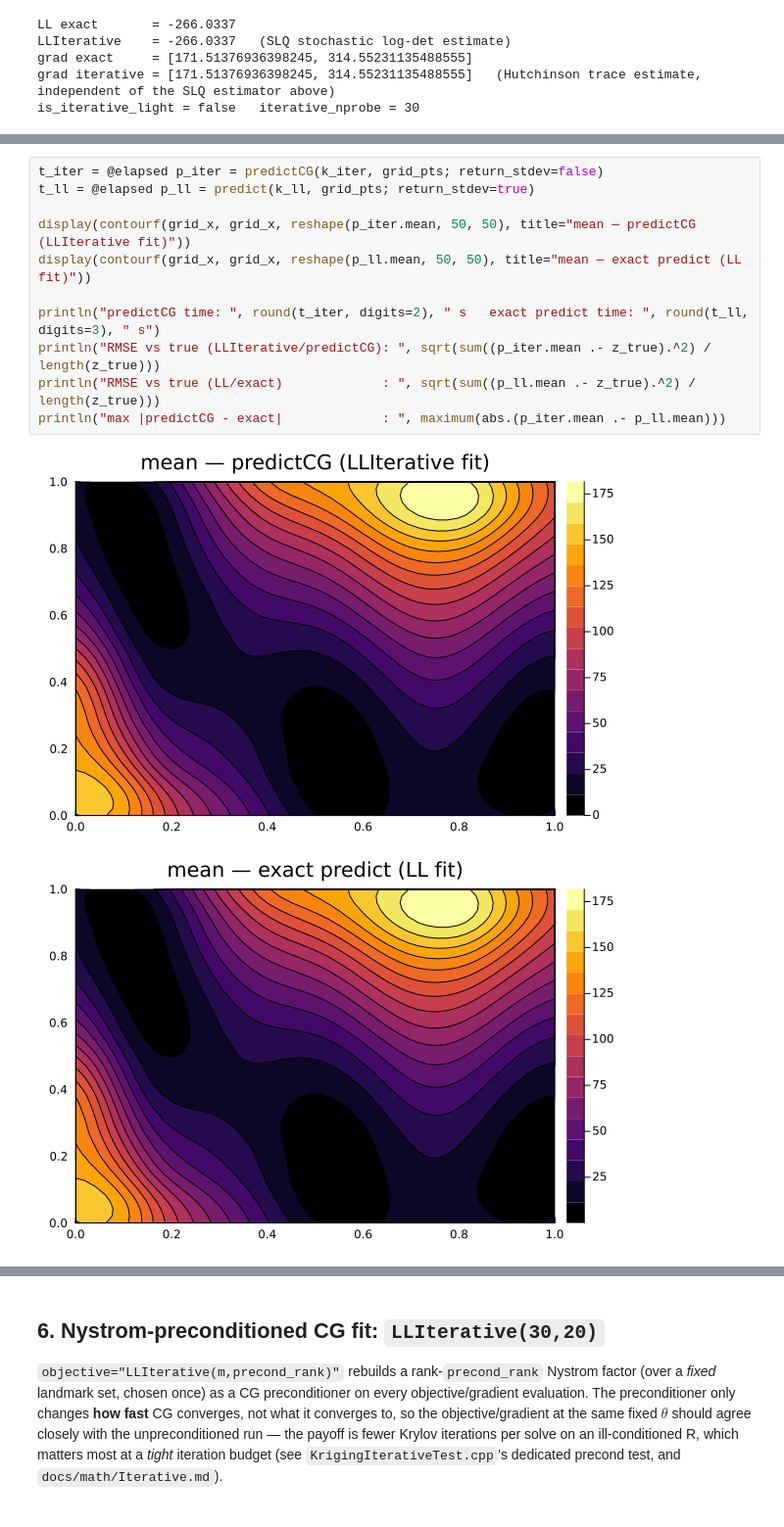
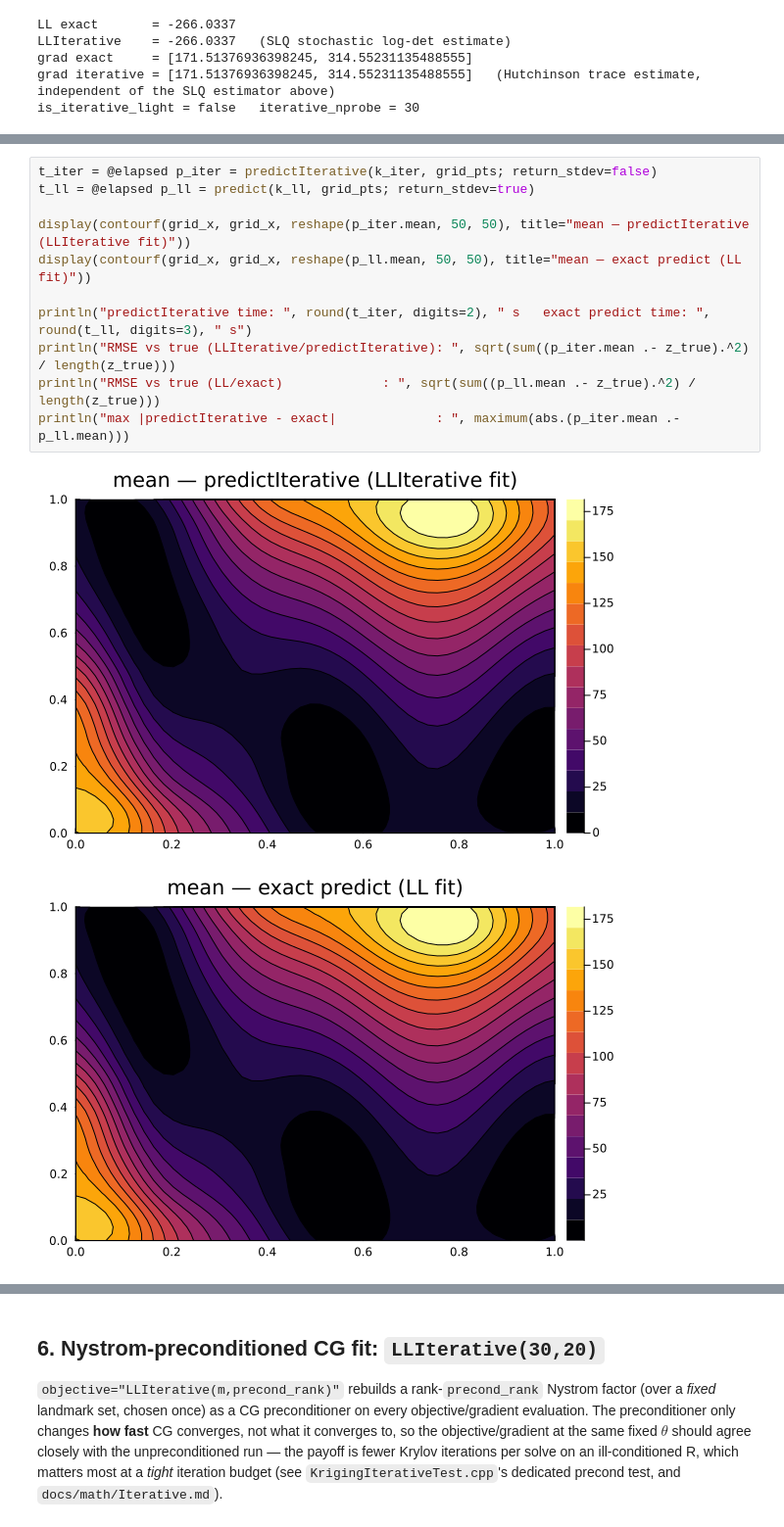
Before and after one commit to libKriging/libKriging, a Jupyter notebook: bindings/Julia/kriging_iterative_branin2d_julia.ipynb, the cells around one changed output, grey strips where cells are left out. Shown at 98% size. Saved outputs shown, nothing was run; the diff lists cells and outputs as text.

```diff
--- a/bindings/Julia/kriging_iterative_branin2d_julia.ipynb
+++ b/bindings/Julia/kriging_iterative_branin2d_julia.ipynb
@@ -125,14 +125,14 @@ is_iterative_light = false   iterative_nprobe = 30
 # %%
-t_iter = @elapsed p_iter = predictCG(k_iter, grid_pts; return_stdev=false)
+t_iter = @elapsed p_iter = predictIterative(k_iter, grid_pts; return_stdev=false)
 t_ll = @elapsed p_ll = predict(k_ll, grid_pts; return_stdev=true)
 
-display(contourf(grid_x, grid_x, reshape(p_iter.mean, 50, 50), title="mean — predictCG (LLIterative fit)"))
+display(contourf(grid_x, grid_x, reshape(p_iter.mean, 50, 50), title="mean — predictIterative (LLIterative fit)"))
 display(contourf(grid_x, grid_x, reshape(p_ll.mean, 50, 50), title="mean — exact predict (LL fit)"))
 
-println("predictCG time: ", round(t_iter, digits=2), " s   exact predict time: ", round(t_ll, digits=3), " s")
-println("RMSE vs true (LLIterative/predictCG): ", sqrt(sum((p_iter.mean .- z_true).^2) / length(z_true)))
+println("predictIterative time: ", round(t_iter, digits=2), " s   exact predict time: ", round(t_ll, digits=3), " s")
+println("RMSE vs true (LLIterative/predictIterative): ", sqrt(sum((p_iter.mean .- z_true).^2) / length(z_true)))
 println("RMSE vs true (LL/exact)             : ", sqrt(sum((p_ll.mean .- z_true).^2) / length(z_true)))
-println("max |predictCG - exact|             : ", maximum(abs.(p_iter.mean .- p_ll.mean)))
+println("max |predictIterative - exact|             : ", maximum(abs.(p_iter.mean .- p_ll.mean)))
 # %% [output]
-[figure, old version]
+[figure, new version]
 [figure]
```
Also changed, not shown: parts of 7 cells of this notebook, 5 other files.
